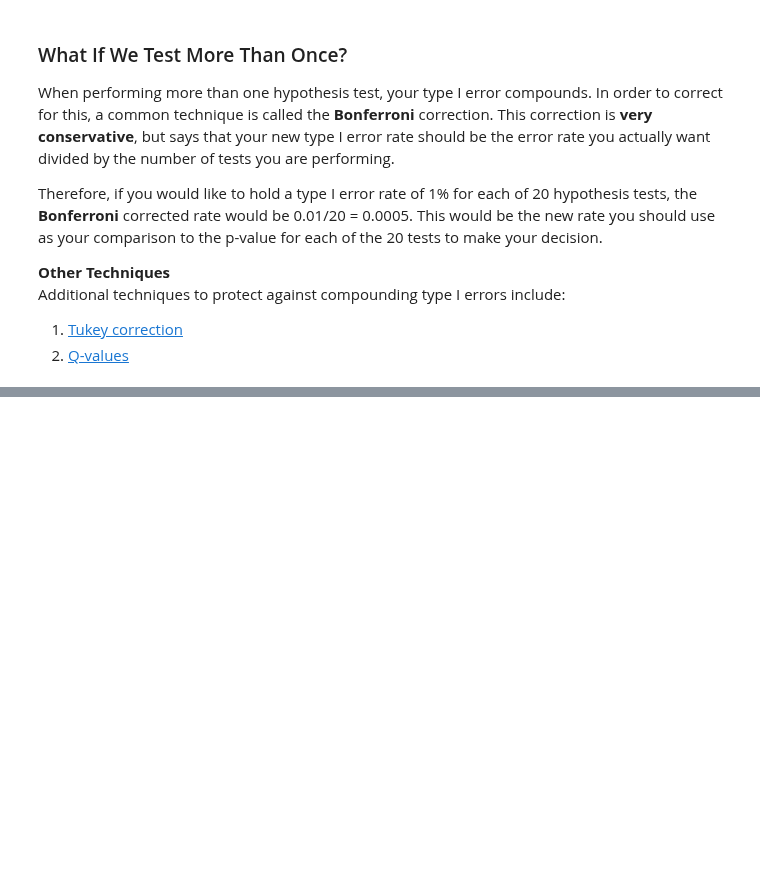
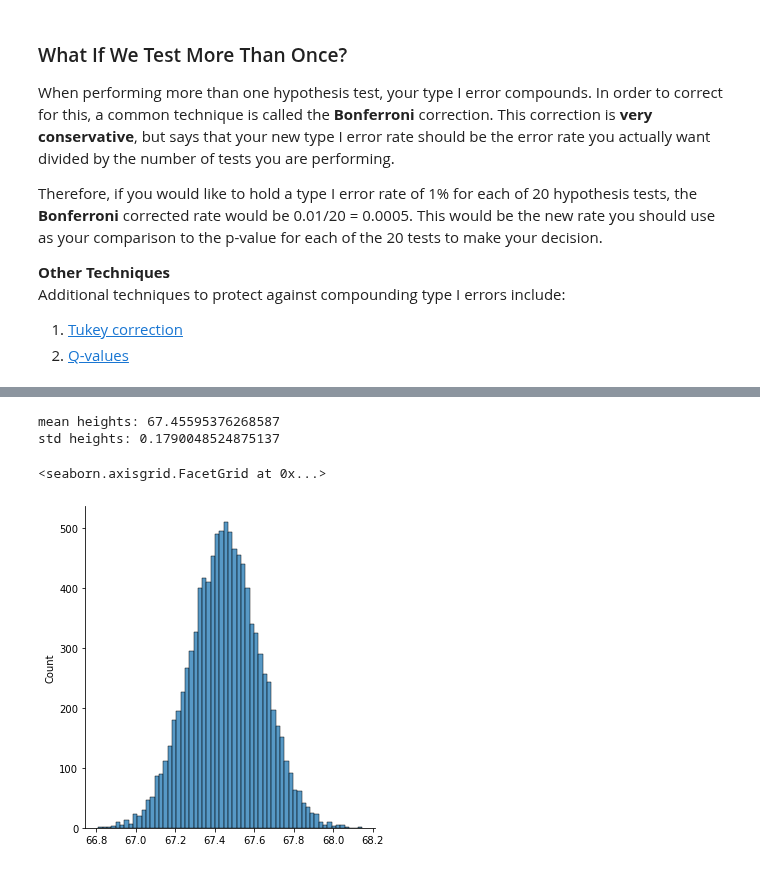
Before and after one commit to vpontello/DataScience_Nanodegree, a Jupyter notebook: 00_Extracurricular/02_Practical_Statistics/practical_statistics.ipynb, the cells around one changed output, grey strips where cells are left out. Cells and saved outputs as stored; diff of their text form; code cells hidden in the pictures; blank space fills up the shorter version.

```diff
--- a/00_Extracurricular/02_Practical_Statistics/practical_statistics.ipynb
+++ b/00_Extracurricular/02_Practical_Statistics/practical_statistics.ipynb
@@ -1545,0 +1633,18 @@ Video on effect size [here](https://www.youtube.com/watch?v=z98xODInLCQ).
+# %%
+sample_data = full_data.sample(300)
+
+sample_mean = []
+for i in range(10000):
+    sample = sample_data.sample(300, replace=True)
+    sample_mean.append(sample['height'].mean())
+
+print(f'mean heights: {np.mean(sample_mean)}')
+# * What is the standard deviation of the sampling distribution of the mean of five draws? Use quiz 2 below to assure your answers are correct.
+print(f'std heights: {np.std(sample_mean)}')
+
+sns.displot(sample_mean)
+# %% [output]
+mean heights: 67.45595376268587
+std heights: 0.1790048524875137
+<seaborn.axisgrid.FacetGrid at 0x...>
+[figure, added]
```
Also changed, not shown: parts of 17 cells of this notebook.
